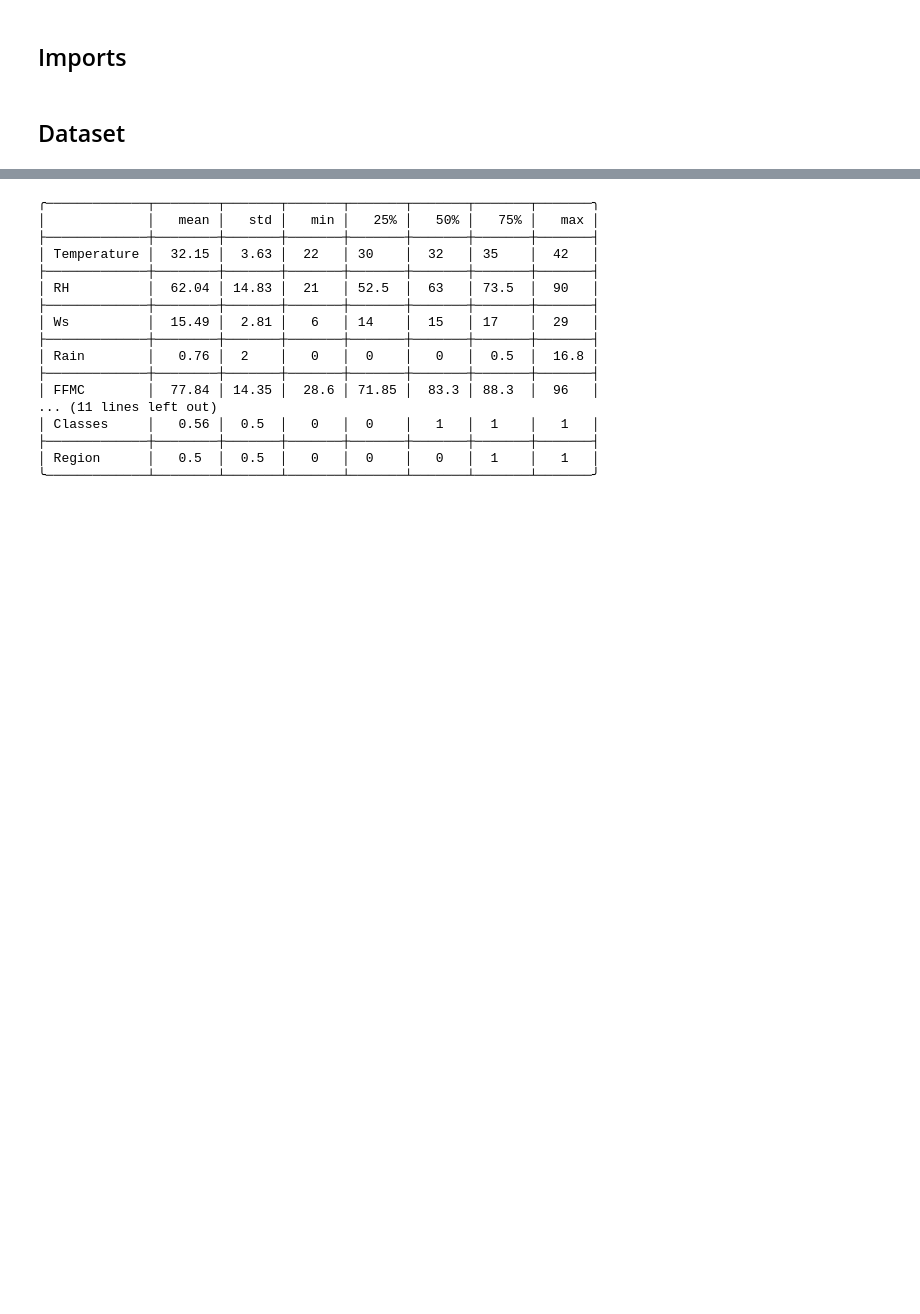
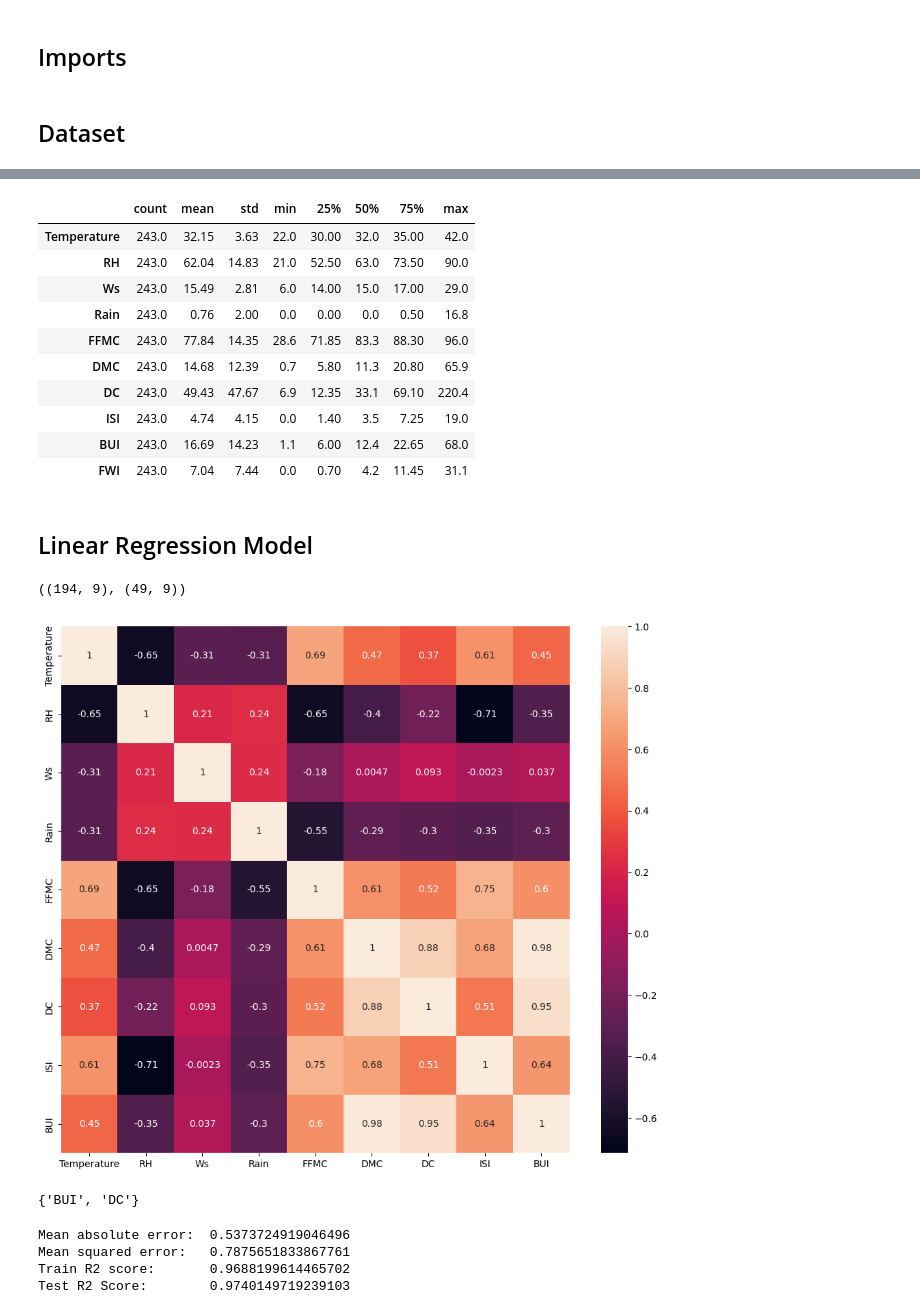
Before and after one commit to simonsymhoven/shap-thesis, a Jupyter notebook: notebooks/forest/forest.ipynb, the cells around one changed output, grey strips where cells are left out. Drawn from its saved outputs; the diff is of its cells as text; code cells hidden in the pictures; blank space fills up the shorter version.

```diff
--- a/notebooks/forest/forest.ipynb
+++ b/notebooks/forest/forest.ipynb
@@ -27,23 +69,34 @@ df.head()
 # %%
 summary = df.describe().transpose().round(2)
-summary = summary.drop('count', axis=1)
-table = tabulate(summary, headers='keys', tablefmt='rounded_grid')
-print(table)
+summary
 # %% [output]
-╭─────────────┬────────┬───────┬───────┬───────┬───────┬───────┬───────╮
-│             │   mean │   std │   min │   25% │   50% │   75% │   max │
-├─────────────┼────────┼───────┼───────┼───────┼───────┼───────┼───────┤
-│ Temperature │  32.15 │  3.63 │  22   │ 30    │  32   │ 35    │  42   │
-├─────────────┼────────┼───────┼───────┼───────┼───────┼───────┼───────┤
-│ RH          │  62.04 │ 14.83 │  21   │ 52.5  │  63   │ 73.5  │  90   │
-├─────────────┼────────┼───────┼───────┼───────┼───────┼───────┼───────┤
-│ Ws          │  15.49 │  2.81 │   6   │ 14    │  15   │ 17    │  29   │
-├─────────────┼────────┼───────┼───────┼───────┼───────┼───────┼───────┤
-│ Rain        │   0.76 │  2    │   0   │  0    │   0   │  0.5  │  16.8 │
-├─────────────┼────────┼───────┼───────┼───────┼───────┼───────┼───────┤
-│ FFMC        │  77.84 │ 14.35 │  28.6 │ 71.85 │  83.3 │ 88.3  │  96   │
-... (11 lines left out)
-│ Classes     │   0.56 │  0.5  │   0   │  0    │   1   │  1    │   1   │
-├─────────────┼────────┼───────┼───────┼───────┼───────┼───────┼───────┤
-│ Region      │   0.5  │  0.5  │   0   │  0    │   0   │  1    │   1   │
-╰─────────────┴────────┴───────┴───────┴───────┴───────┴───────┴───────╯
+|  | count | mean | std | min | 25% | 50% | 75% | max |
+| Temperature | 243.0 | 32.15 | 3.63 | 22.0 | 30.00 | 32.0 | 35.00 | 42.0 |
+| RH | 243.0 | 62.04 | 14.83 | 21.0 | 52.50 | 63.0 | 73.50 | 90.0 |
+| Ws | 243.0 | 15.49 | 2.81 | 6.0 | 14.00 | 15.0 | 17.00 | 29.0 |
+| Rain | 243.0 | 0.76 | 2.00 | 0.0 | 0.00 | 0.0 | 0.50 | 16.8 |
+| FFMC | 243.0 | 77.84 | 14.35 | 28.6 | 71.85 | 83.3 | 88.30 | 96.0 |
+| DMC | 243.0 | 14.68 | 12.39 | 0.7 | 5.80 | 11.3 | 20.80 | 65.9 |
+| DC | 243.0 | 49.43 | 47.67 | 6.9 | 12.35 | 33.1 | 69.10 | 220.4 |
+| ISI | 243.0 | 4.74 | 4.15 | 0.0 | 1.40 | 3.5 | 7.25 | 19.0 |
+| BUI | 243.0 | 16.69 | 14.23 | 1.1 | 6.00 | 12.4 | 22.65 | 68.0 |
+| FWI | 243.0 | 7.04 | 7.44 | 0.0 | 0.70 | 4.2 | 11.45 | 31.1 |
+# %% [markdown]
+## Linear Regression Model
+# %%
+X = df.drop('FWI', axis=1)
+y = df['FWI']
+
+X_train, X_test, y_train, y_test=train_test_split(X, y, test_size=0.20, random_state=42)
+
+X_train.shape, X_test.shape
+# %% [output]
+((194, 9), (49, 9))
+# %%
+plt.figure(figsize=(12,10))
+sns.heatmap(X_train.corr(), annot=True)
+plt.show()
+
+# TODO: Multikolinearität, Feature Scaling
+# %% [output]
+[figure, added]
@@ -49,0 +113,5 @@ print(table)
+# %%
+corr_features = correlation(X_train, 0.85)
+corr_features
+# %% [output]
+{'BUI', 'DC'}
@@ -49,0 +125,18 @@ print(table)
+# %%
+linreg = LinearRegression()
+linreg.fit(X_train, y_train)
+y_pred = linreg.predict(X_test)
+mae = mean_absolute_error(y_test, y_pred)
+mse = mean_squared_error(y_test, y_pred)
+train_score = linreg.score(X_train, y_train)
+test_score = r2_score(y_test, y_pred)
+
+print("Mean absolute error: ", mae)
+print("Mean squared error:  ", mse)
+print("Train R2 score:      ", train_score)
+print("Test R2 Score:       ", test_score)
+# %% [output]
+Mean absolute error:  0.5373724919046496
+Mean squared error:   0.7875651833867761
+Train R2 score:       0.9688199614465702
+Test R2 Score:        0.9740149719239103
```
Also changed, not shown: parts of 16 cells of this notebook, 6 other files.
